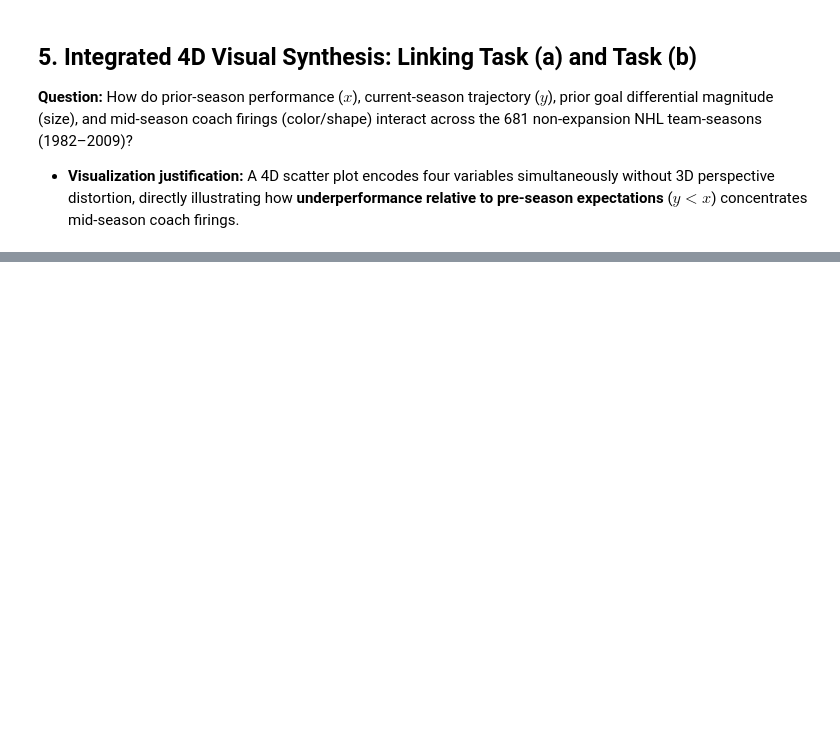
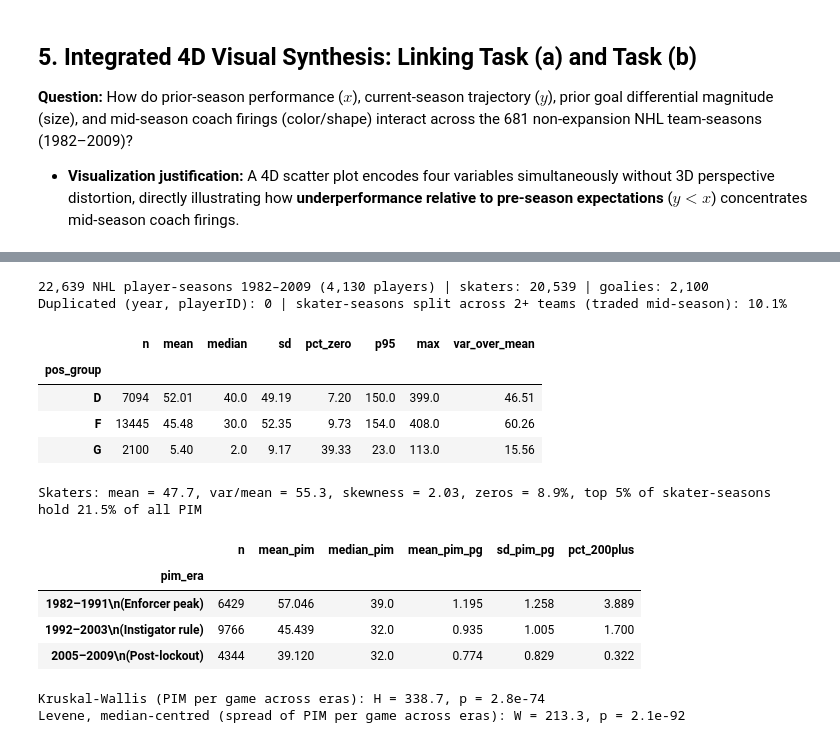
Before and after one commit to LuisBento2005/AC_DataMining, a Jupyter notebook: notebooks/01_eda.ipynb, the cells around one changed output, grey strips where cells are left out. Drawn from its saved outputs; the diff is of its cells as text; code cells hidden in the pictures; blank space fills up the shorter version.

```diff
--- a/notebooks/01_eda.ipynb
+++ b/notebooks/01_eda.ipynb
@@ -487,0 +502,52 @@ plt.show()
+# %%
+pim = sql_file("player_pim.sql")
+sk = pim[pim["pos_group"] != "G"].copy()   # skaters (forwards + defensemen)
+print(f"{len(pim):,} NHL player-seasons 1982–2009 ({pim['playerID'].nunique():,} players) | "
+      f"skaters: {len(sk):,} | goalies: {(pim['pos_group'] == 'G').sum():,}")
+print(f"Duplicated (year, playerID): {pim.duplicated(['year', 'playerID']).sum()} | "
+      f"skater-seasons split across 2+ teams (traded mid-season): {(sk['n_stints'] > 1).mean():.1%}")
+
+g_pim = pim.groupby("pos_group")["pim"]
+target_shape = g_pim.agg(
+    n="size", mean="mean", median="median", sd="std",
+    pct_zero=lambda s: 100 * (s == 0).mean(),
+    p95=lambda s: s.quantile(0.95), max="max",
+)
+target_shape["var_over_mean"] = g_pim.var() / g_pim.mean()
+display(target_shape.round(2))
+
+top5_share = sk["pim"].nlargest(int(0.05 * len(sk))).sum() / sk["pim"].sum()
+print(f"Skaters: mean = {sk['pim'].mean():.1f}, var/mean = {sk['pim'].var() / sk['pim'].mean():.1f}, "
+      f"skewness = {stats.skew(sk['pim']):.2f}, zeros = {(sk['pim'] == 0).mean():.1%}, "
+      f"top 5% of skater-seasons hold {top5_share:.1%} of all PIM")
+
+ERA_LABELS = ["1982–1991\n(Enforcer peak)", "1992–2003\n(Instigator rule)", "2005–2009\n(Post-lockout)"]
+sk["pim_era"] = pd.cut(sk["year"], [1981, 1991, 2003, 2009], labels=ERA_LABELS)
+era_pim = sk.groupby("pim_era", observed=True).agg(
+    n=("pim", "size"), mean_pim=("pim", "mean"), median_pim=("pim", "median"),
+    mean_pim_pg=("pim_pg", "mean"), sd_pim_pg=("pim_pg", "std"),
+    pct_200plus=("pim", lambda s: 100 * (s >= 200).mean()),
+)
+display(era_pim.round(3))
+
+era_groups_pim = [g["pim_pg"].values for _, g in sk.groupby("pim_era", observed=True)]
+kw_c, kw_c_p = stats.kruskal(*era_groups_pim)
+lev_c, lev_c_p = stats.levene(*era_groups_pim, center="median")
+print(f"Kruskal-Wallis (PIM per game across eras): H = {kw_c:.1f}, p = {kw_c_p:.1e}")
+print(f"Levene, median-centred (spread of PIM per game across eras): W = {lev_c:.1f}, p = {lev_c_p:.1e}")
+# %% [output]
+22,639 NHL player-seasons 1982–2009 (4,130 players) | skaters: 20,539 | goalies: 2,100
+Duplicated (year, playerID): 0 | skater-seasons split across 2+ teams (traded mid-season): 10.1%
+|  | n | mean | median | sd | pct_zero | p95 | max | var_over_mean |
+| pos_group |  |  |  |  |  |  |  |  |
+| D | 7094 | 52.01 | 40.0 | 49.19 | 7.20 | 150.0 | 399.0 | 46.51 |
+| F | 13445 | 45.48 | 30.0 | 52.35 | 9.73 | 154.0 | 408.0 | 60.26 |
+| G | 2100 | 5.40 | 2.0 | 9.17 | 39.33 | 23.0 | 113.0 | 15.56 |
+Skaters: mean = 47.7, var/mean = 55.3, skewness = 2.03, zeros = 8.9%, top 5% of skater-seasons hold 21.5% of all PIM
+|  | n | mean_pim | median_pim | mean_pim_pg | sd_pim_pg | pct_200plus |
+| pim_era |  |  |  |  |  |  |
+| 1982–1991\n(Enforcer peak) | 6429 | 57.046 | 39.0 | 1.195 | 1.258 | 3.889 |
+| 1992–2003\n(Instigator rule) | 9766 | 45.439 | 32.0 | 0.935 | 1.005 | 1.700 |
+| 2005–2009\n(Post-lockout) | 4344 | 39.120 | 32.0 | 0.774 | 0.829 | 0.322 |
+Kruskal-Wallis (PIM per game across eras): H = 338.7, p = 2.8e-74
+Levene, median-centred (spread of PIM per game across eras): W = 213.3, p = 2.1e-92
```
Also changed, not shown: parts of 13 cells of this notebook, 8 other files.
